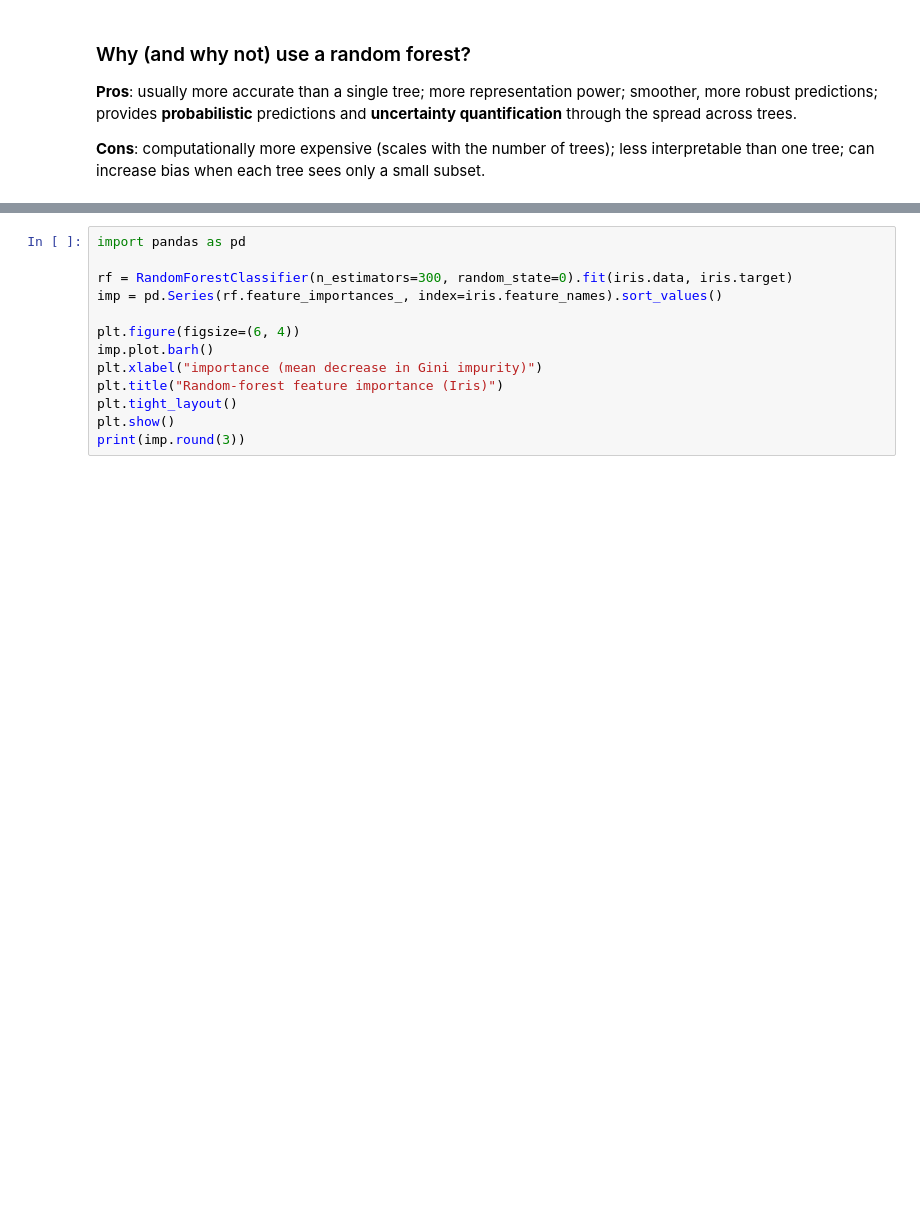
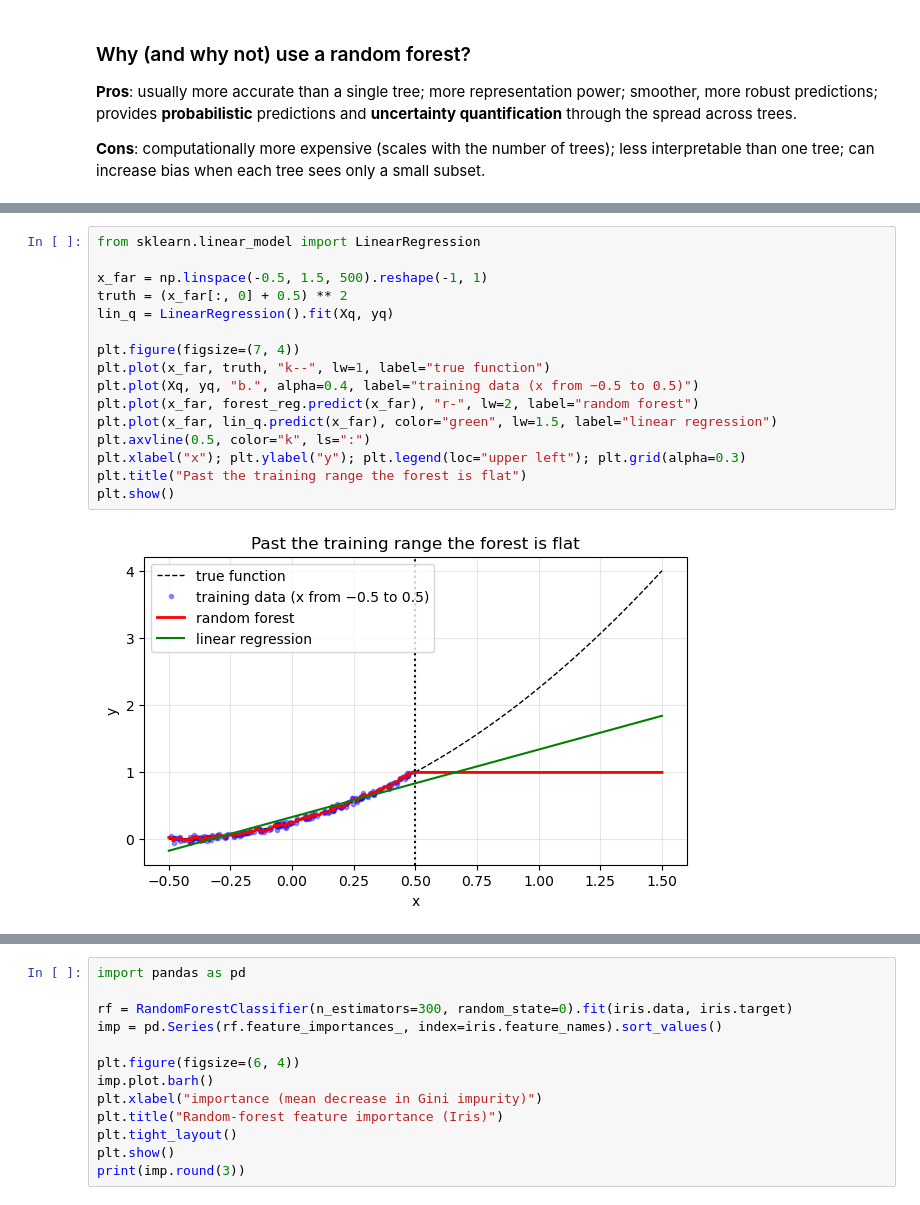
Before and after one commit to dmw2166/ML4Climate2026, a Jupyter notebook: lectures_ML/SupervisedML/treesforests.ipynb, the cells around one changed output, grey strips where cells are left out. Cells and saved outputs as stored; diff of their text form; blank space fills up the shorter version.

```diff
--- a/lectures_ML/SupervisedML/treesforests.ipynb
+++ b/lectures_ML/SupervisedML/treesforests.ipynb
@@ -177,0 +279,18 @@ small subset.
+# %%
+from sklearn.linear_model import LinearRegression
+
+x_far = np.linspace(-0.5, 1.5, 500).reshape(-1, 1)
+truth = (x_far[:, 0] + 0.5) ** 2
+lin_q = LinearRegression().fit(Xq, yq)
+
+plt.figure(figsize=(7, 4))
+plt.plot(x_far, truth, "k--", lw=1, label="true function")
+plt.plot(Xq, yq, "b.", alpha=0.4, label="training data (x from −0.5 to 0.5)")
+plt.plot(x_far, forest_reg.predict(x_far), "r-", lw=2, label="random forest")
+plt.plot(x_far, lin_q.predict(x_far), color="green", lw=1.5, label="linear regression")
+plt.axvline(0.5, color="k", ls=":")
+plt.xlabel("x"); plt.ylabel("y"); plt.legend(loc="upper left"); plt.grid(alpha=0.3)
+plt.title("Past the training range the forest is flat")
+plt.show()
+# %% [output]
+[figure, added]
```
Also changed, not shown: parts of 11 cells of this notebook.
